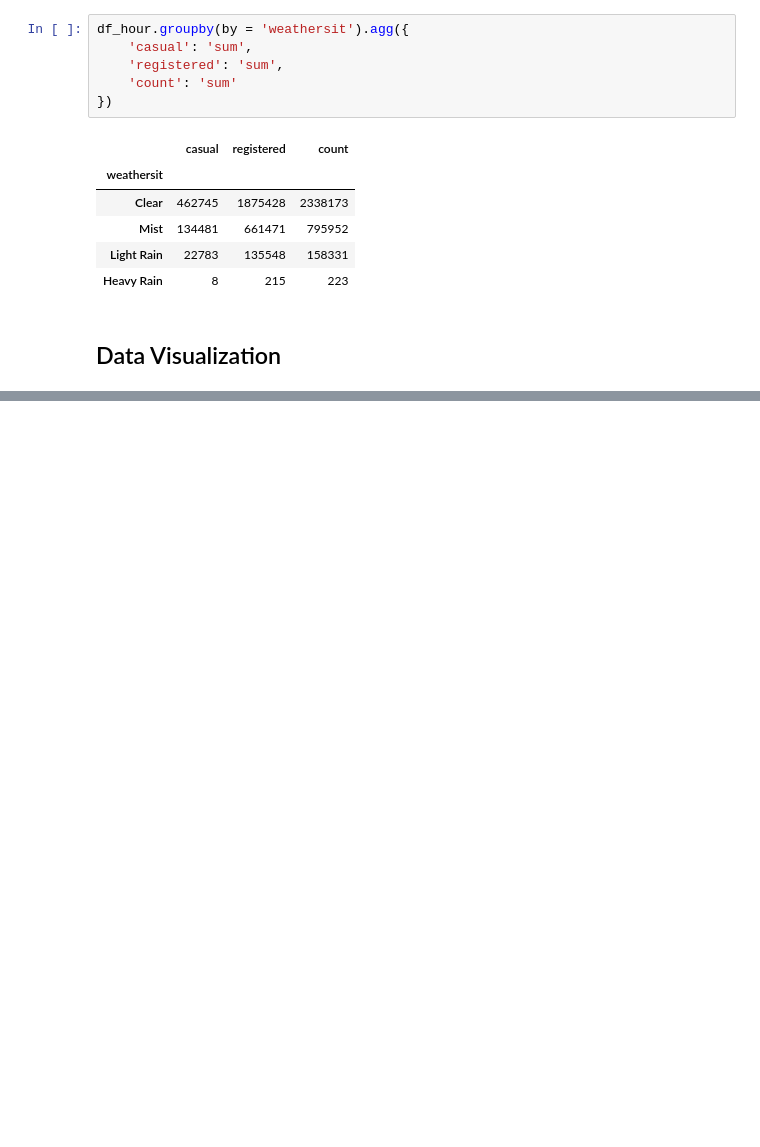
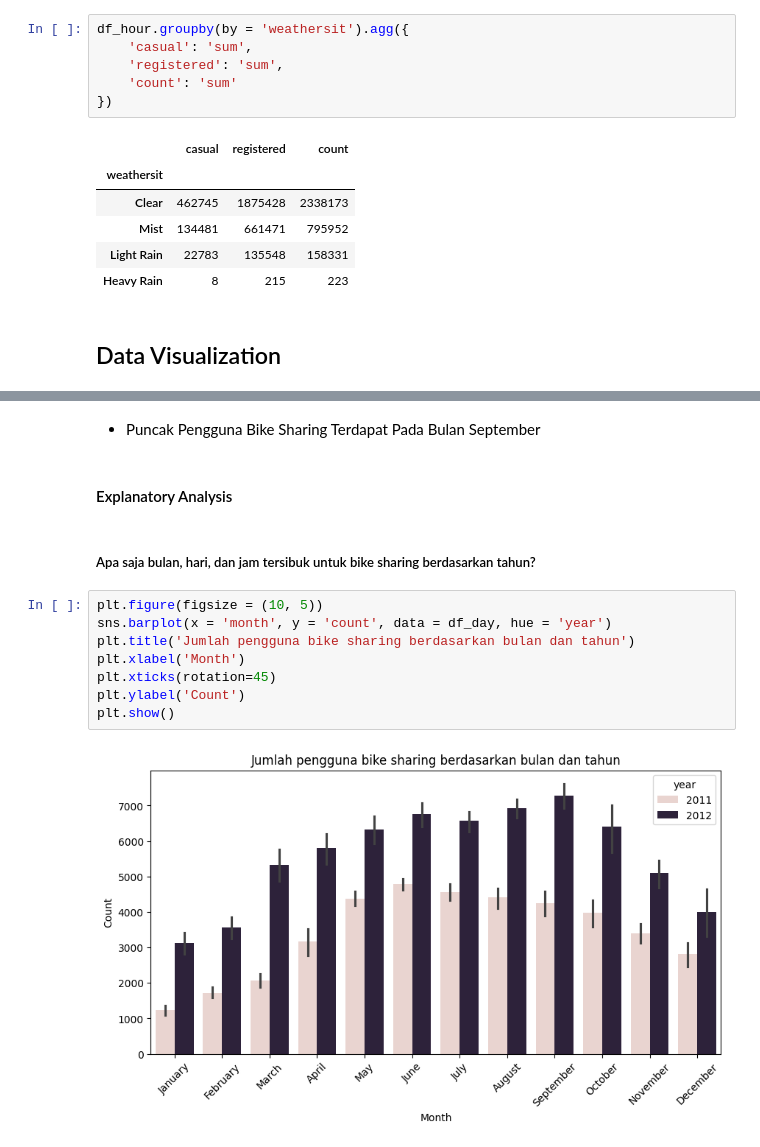
Before and after one commit to RizkiLaksanaPutra/Bike-Sharing-EDA, a Jupyter notebook: notebook.ipynb, the cells around one changed output, grey strips where cells are left out. Saved outputs shown, nothing was run; the diff lists cells and outputs as text; blank space fills up the shorter version.

```diff
--- a/notebook.ipynb
+++ b/notebook.ipynb
@@ -471,0 +504,16 @@ plt.show()
+# %% [markdown]
+- Puncak Pengguna Bike Sharing Terdapat Pada Bulan September
+# %% [markdown]
+#### Explanatory Analysis
+# %% [markdown]
+##### Apa saja bulan, hari, dan jam tersibuk untuk bike sharing berdasarkan tahun?
+# %%
+plt.figure(figsize = (10, 5))
+sns.barplot(x = 'month', y = 'count', data = df_day, hue = 'year')
+plt.title('Jumlah pengguna bike sharing berdasarkan bulan dan tahun')
+plt.xlabel('Month')
+plt.xticks(rotation=45)
+plt.ylabel('Count')
+plt.show()
+# %% [output]
+[figure, added]
```
Also changed, not shown: parts of 38 cells of this notebook, 1 other file.
